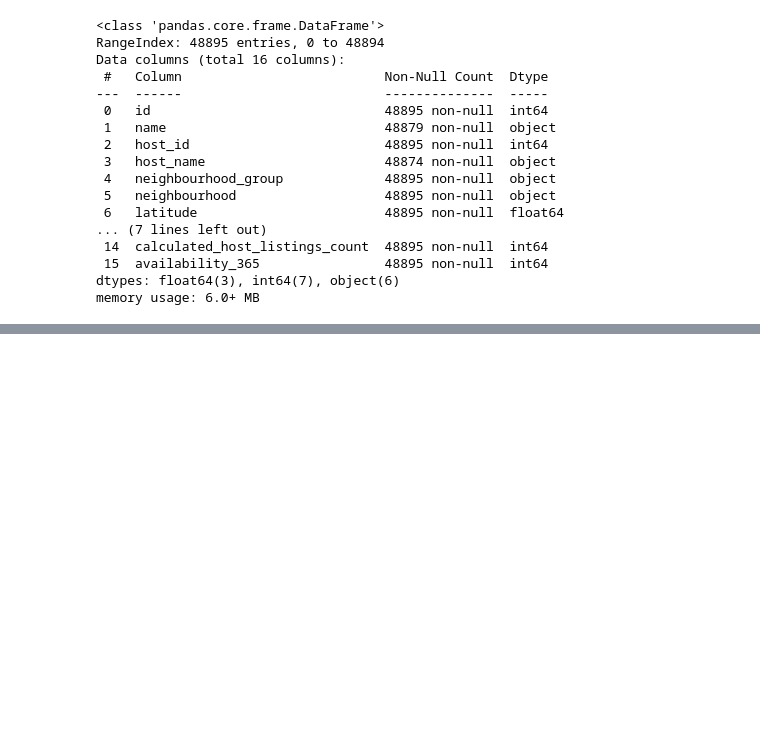
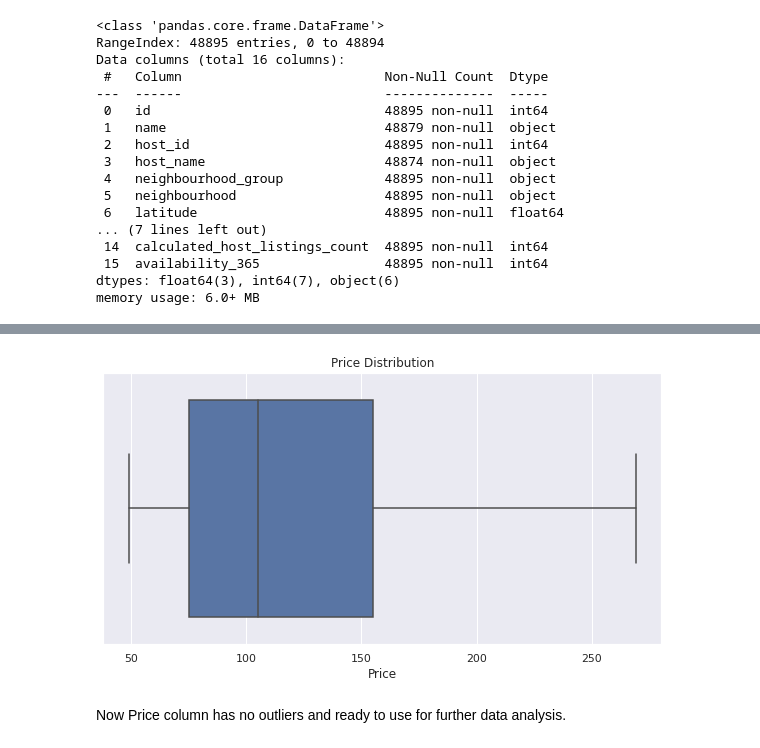
Before and after one commit to Rajat-Sri/Capstone-1-EDA-on-Airbnb-Dataset, a Jupyter notebook: Airbnb_Dataset_Analysis_Rajat_Srivastava_.ipynb, the cells around one changed output, grey strips where cells are left out. Saved outputs shown, nothing was run; the diff lists cells and outputs as text; code cells hidden in the pictures; blank space fills up the shorter version.

```diff
--- a/Airbnb_Dataset_Analysis_Rajat_Srivastava_.ipynb
+++ b/Airbnb_Dataset_Analysis_Rajat_Srivastava_.ipynb
@@ -121,0 +230,18 @@ memory usage: 6.0+ MB
+# %%
+#removing the values below 10th percentile and above 90th percentile
+
+airbnb_data_new = airbnb_data_new.drop(airbnb_data_new[airbnb_data_new['price']<q_low].index)
+airbnb_data_new = airbnb_data_new.drop(airbnb_data_new[airbnb_data_new['price']>q_high].index)
+# %%
+#Lets create a new boxplot and check the result.
+
+plt.figure(figsize=(10,5))
+ax = sns.boxplot(x='price', data=airbnb_data_new).set_title('Price Distribution')
+sns.set_theme(context='notebook', style='darkgrid', palette='deep', font='sans-serif', font_scale=1, color_codes=True)
+
+plt.xlabel('Price')
+plt.show()
+# %% [output]
+[figure, added]
+# %% [markdown]
+Now Price column has no outliers and ready to use for further data analysis.
```
Also changed, not shown: parts of 17 cells of this notebook.
